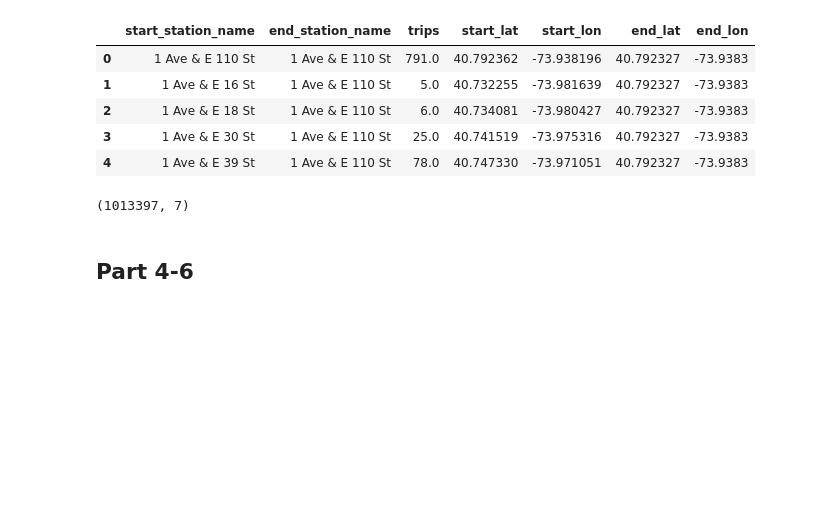
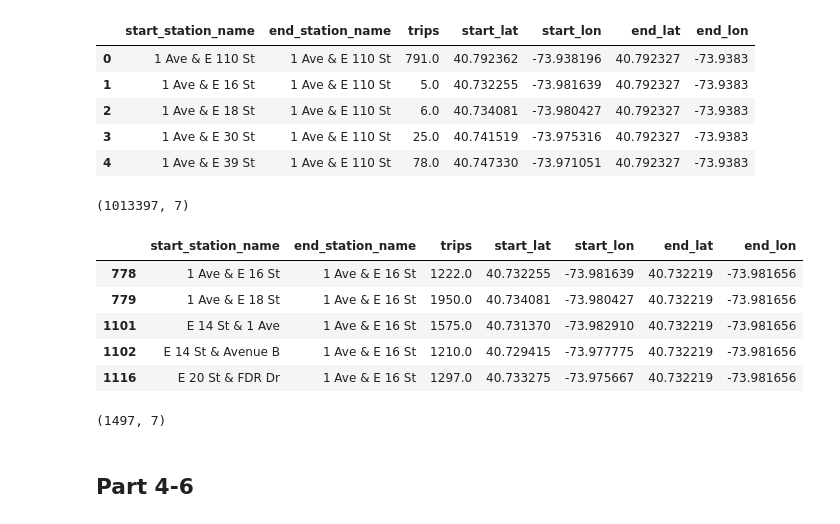
Before and after one commit to Funkeyhotrod/New_York_CitiBike_Trips_2022, a Jupyter notebook: Geospatial_Plotting.ipynb, the cells around one changed output. Cells and saved outputs as stored; diff of their text form; code cells hidden in the pictures; blank space fills up the shorter version.

```diff
--- a/Geospatial_Plotting.ipynb
+++ b/Geospatial_Plotting.ipynb
@@ -191,6 +191,22 @@ df_f.head()
 df_f.shape
 # %% [output]
 (1013397, 7)
+# %%
+# Removing less frequented trips
+df_ff = df_f[df_f['trips']>=1000]
+# %%
+df_ff.head()
+# %% [output]
+|  | start_station_name | end_station_name | trips | start_lat | start_lon | end_lat | end_lon |
+| 778 | 1 Ave & E 16 St | 1 Ave & E 16 St | 1222.0 | 40.732255 | -73.981639 | 40.732219 | -73.981656 |
+| 779 | 1 Ave & E 18 St | 1 Ave & E 16 St | 1950.0 | 40.734081 | -73.980427 | 40.732219 | -73.981656 |
+| 1101 | E 14 St & 1 Ave | 1 Ave & E 16 St | 1575.0 | 40.731370 | -73.982910 | 40.732219 | -73.981656 |
+| 1102 | E 14 St & Avenue B | 1 Ave & E 16 St | 1210.0 | 40.729415 | -73.977775 | 40.732219 | -73.981656 |
+| 1116 | E 20 St & FDR Dr | 1 Ave & E 16 St | 1297.0 | 40.733275 | -73.975667 | 40.732219 | -73.981656 |
+# %%
+df_ff.shape
+# %% [output]
+(1497, 7)
 # %% [markdown]
 ## Part 4-6
 # %%
```
Also changed, not shown: parts of 2 cells of this notebook, 2 other files.
